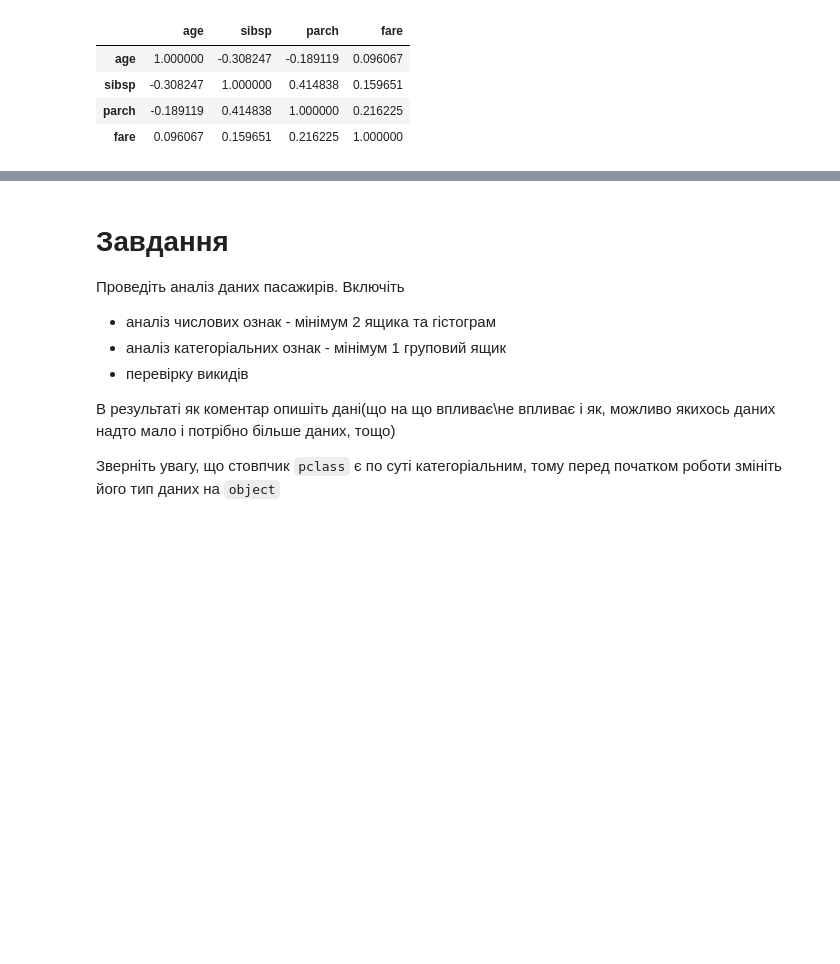
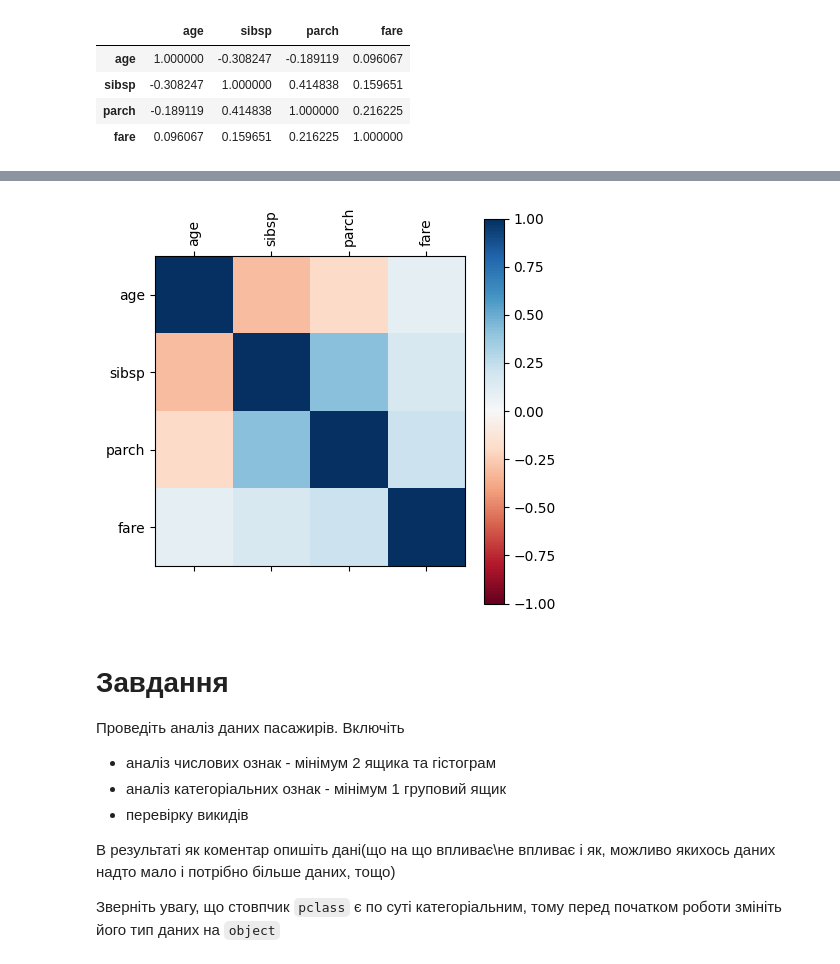
Before and after one commit to Margo-s-M/AI_Colab, a Jupyter notebook: ДЗ_5.ipynb, the cells around one changed output, grey strips where cells are left out. Saved outputs shown, nothing was run; the diff lists cells and outputs as text; code cells hidden in the pictures; blank space fills up the shorter version.

```diff
--- a/ДЗ_5.ipynb
+++ b/ДЗ_5.ipynb
@@ -108,3 +121,12 @@ corr
+# %%
+fig = plt.figure(figsize=(5, 5))
+plt.matshow(corr, cmap='RdBu', fignum=False)
+plt.xticks(range(len(corr.columns)), corr.columns, rotation='vertical')
+plt.yticks(range(len(corr.columns)), corr.columns)
+plt.colorbar()
+plt.clim(-1, 1)
+# %% [output]
+[figure, added]
 # %% [markdown]
 # Завдання
 Проведіть аналіз даних пасажирів. Включіть
```
Also changed, not shown: parts of 3 cells of this notebook.
